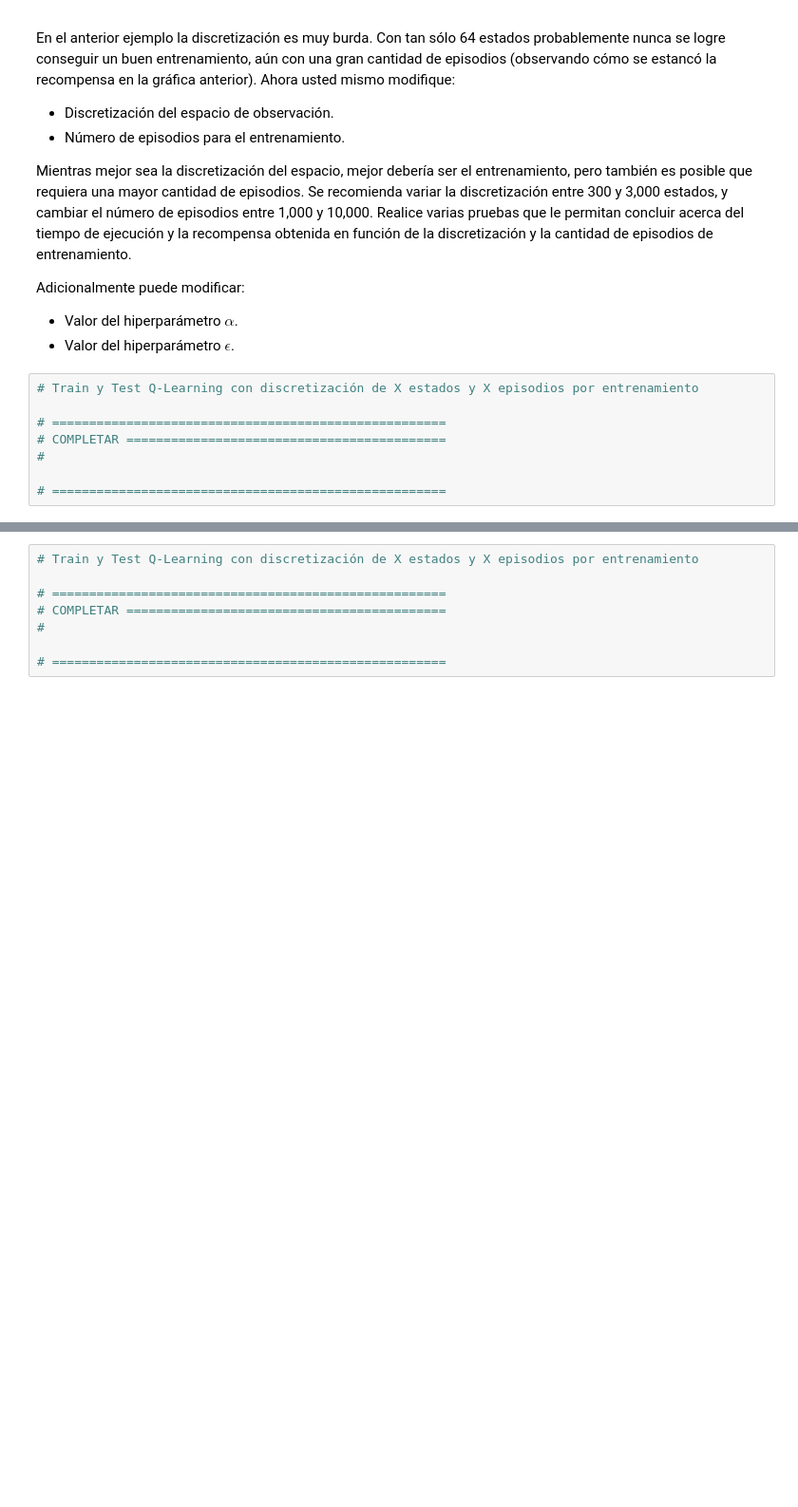
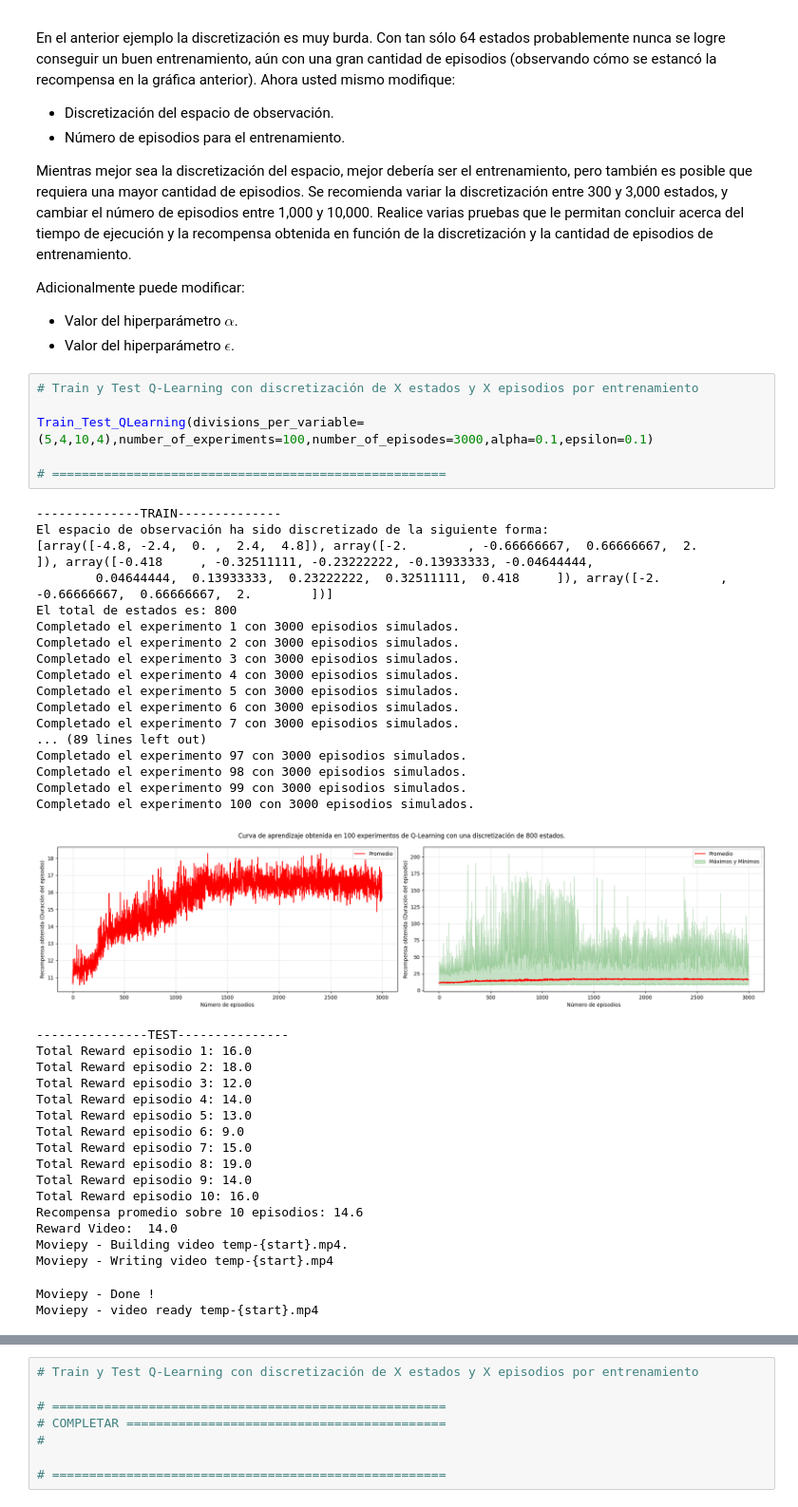
Before and after one commit to jcatumba/RL, a Jupyter notebook: week11/DQN.ipynb, the cells around one changed output, grey strips where cells are left out. Shown at 95% size. Cells and saved outputs as stored; diff of their text form; blank space fills up the shorter version.

```diff
--- a/week11/DQN.ipynb
+++ b/week11/DQN.ipynb
@@ -447,8 +481,42 @@ Adicionalmente puede modificar:
 # %%
 # Train y Test Q-Learning con discretización de X estados y X episodios por entrenamiento
 
-# =====================================================
-# COMPLETAR ===========================================
-#
+Train_Test_QLearning(divisions_per_variable=(5,4,10,4),number_of_experiments=100,number_of_episodes=3000,alpha=0.1,epsilon=0.1)
 
 # =====================================================
+# %% [output]
+--------------TRAIN--------------
+El espacio de observación ha sido discretizado de la siguiente forma:
+[array([-4.8, -2.4,  0. ,  2.4,  4.8]), array([-2.        , -0.66666667,  0.66666667,  2.        ]), array([-0.418     , -0.32511111, -0.23222222, -0.13933333, -0.04644444,
+        0.04644444,  0.13933333,  0.23222222,  0.32511111,  0.418     ]), array([-2.        , -0.66666667,  0.66666667,  2.        ])]
+El total de estados es: 800
+Completado el experimento 1 con 3000 episodios simulados.
+Completado el experimento 2 con 3000 episodios simulados.
+Completado el experimento 3 con 3000 episodios simulados.
+Completado el experimento 4 con 3000 episodios simulados.
+Completado el experimento 5 con 3000 episodios simulados.
+Completado el experimento 6 con 3000 episodios simulados.
+Completado el experimento 7 con 3000 episodios simulados.
+... (89 lines left out)
+Completado el experimento 97 con 3000 episodios simulados.
+Completado el experimento 98 con 3000 episodios simulados.
+Completado el experimento 99 con 3000 episodios simulados.
+Completado el experimento 100 con 3000 episodios simulados.
+[figure, added]
+---------------TEST---------------
+Total Reward episodio 1: 16.0
+Total Reward episodio 2: 18.0
+Total Reward episodio 3: 12.0
+Total Reward episodio 4: 14.0
+Total Reward episodio 5: 13.0
+Total Reward episodio 6: 9.0
+Total Reward episodio 7: 15.0
+Total Reward episodio 8: 19.0
+Total Reward episodio 9: 14.0
+Total Reward episodio 10: 16.0
+Recompensa promedio sobre 10 episodios: 14.6
+Reward Video:  14.0
+Moviepy - Building video temp-{start}.mp4.
+Moviepy - Writing video temp-{start}.mp4
+Moviepy - Done !
+Moviepy - video ready temp-{start}.mp4
```
Also changed, not shown: parts of 2 cells of this notebook.
